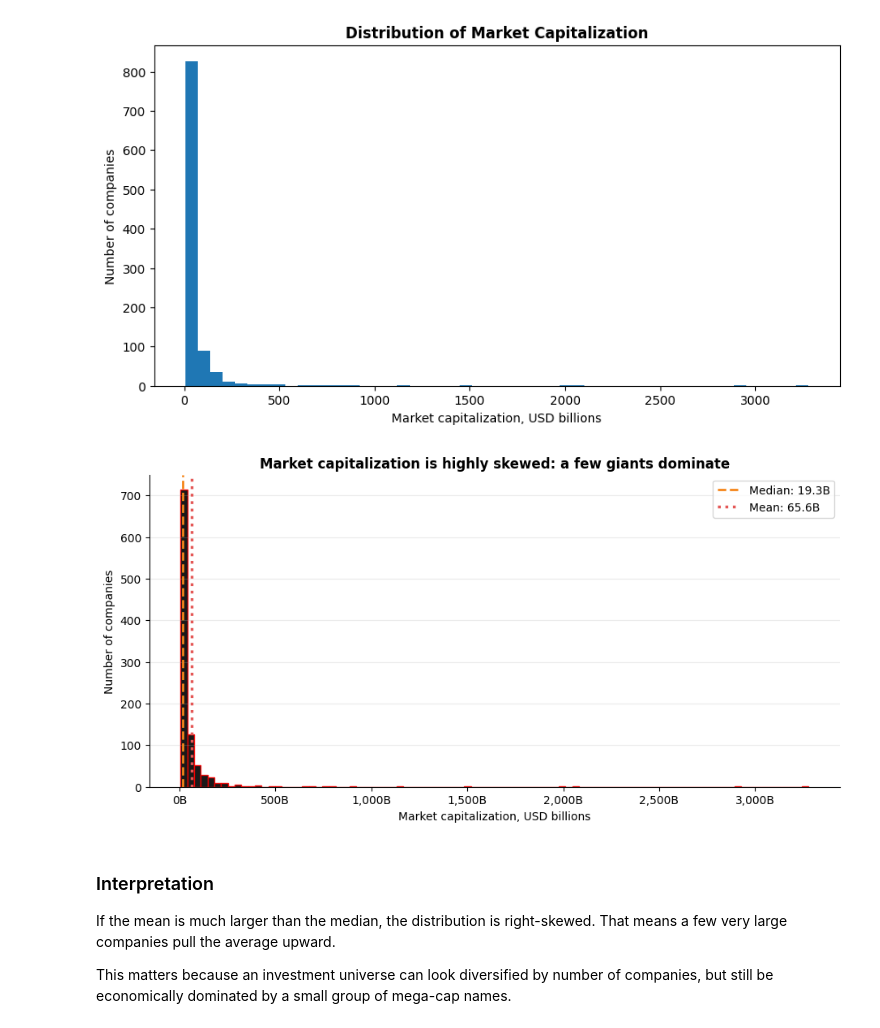
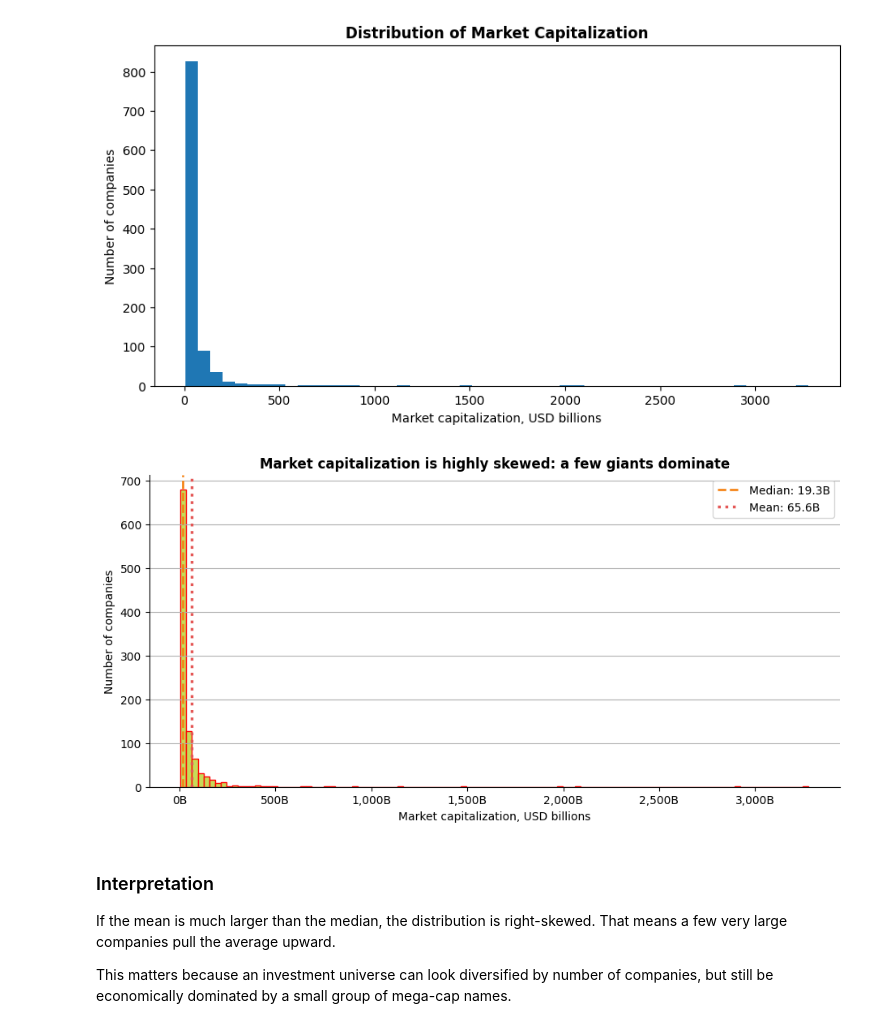
Before and after one commit to AliceS2502/BDA2026, a Jupyter notebook: Financial_Investment_Storytelling.ipynb, the cells around one changed output. Saved outputs shown, nothing was run; the diff lists cells and outputs as text; code cells hidden in the pictures.

```diff
--- a/Financial_Investment_Storytelling.ipynb
+++ b/Financial_Investment_Storytelling.ipynb
@@ -250,40 +250,40 @@ ax.hist(
     market_cap,          # Data to plot: one numerical value per company.
                          # In this case, market_cap contains the market capitalization values.
 
-    bins=93,             # Number of intervals used to split the data.
+    bins=110,             # Number of intervals used to split the data.
                          # More bins = more detail, but the chart may become noisy.
                          # Fewer bins = smoother chart, but less detail.
 
-    color="#000000",     # Fill color of the bars.
+    color="#C7DA58",     # Fill color of the bars.
                          # Hexadecimal color code.
                          # This blue is visually clean and works well in business charts.
 
     edgecolor="red",   # Color of the border around each bar.
                          # White edges help separate adjacent bars visually.
 
-    alpha=0.90           # Transparency level of the bars.
+    alpha=1       # Transparency level of the bars.
                          # 1.0 means fully opaque.
                          # 0.0 means fully transparent.
                          # 0.85 keeps the color strong but slightly softer.
 )
 
 median_value = market_cap.median()
 mean_value = market_cap.mean()
 
 ax.axvline(median_value, color="#F58518", linestyle="--", linewidth=2, label=f"Median: {median_value:,.1f}B")
 ax.axvline(mean_value, color="#E45756", linestyle=":", linewidth=2.5, label=f"Mean: {mean_value:,.1f}B")
 
 ax.set_title("Market capitalization is highly skewed: a few giants dominate")
 ax.set_xlabel("Market capitalization, USD billions")
 ax.set_ylabel("Number of companies")
 ax.xaxis.set_major_formatter(FuncFormatter(billions_formatter))
-ax.grid(axis="y", alpha=0.25)
+ax.grid(axis="y", alpha=1)
 ax.legend()
 clean_spines(ax)
 
 plt.show()
 # %% [output]
-[figure, old version]
+[figure, new version]
 # %% [markdown]
 ### Interpretation
 
```
Also changed, not shown: parts of 2 cells of this notebook.
